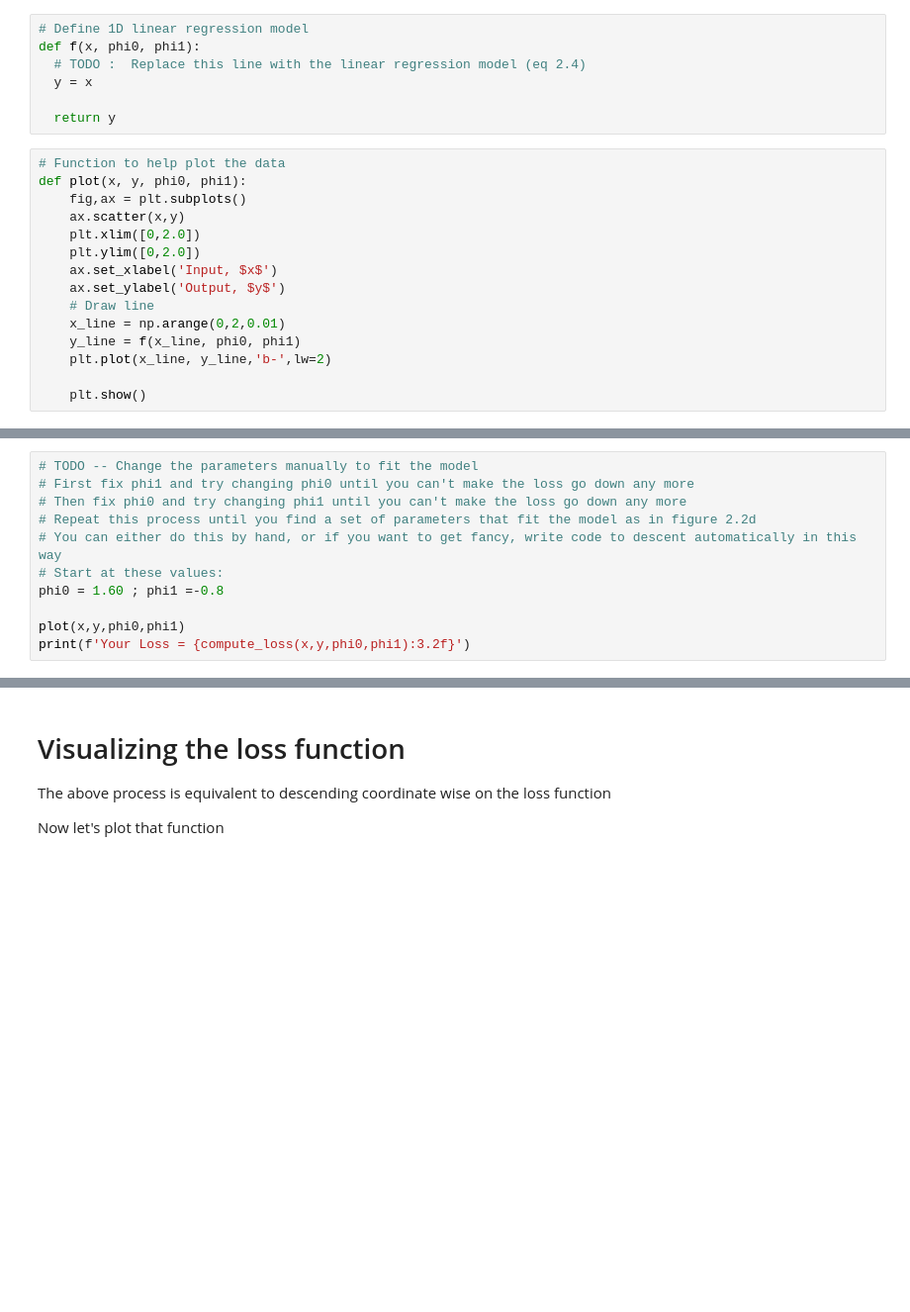
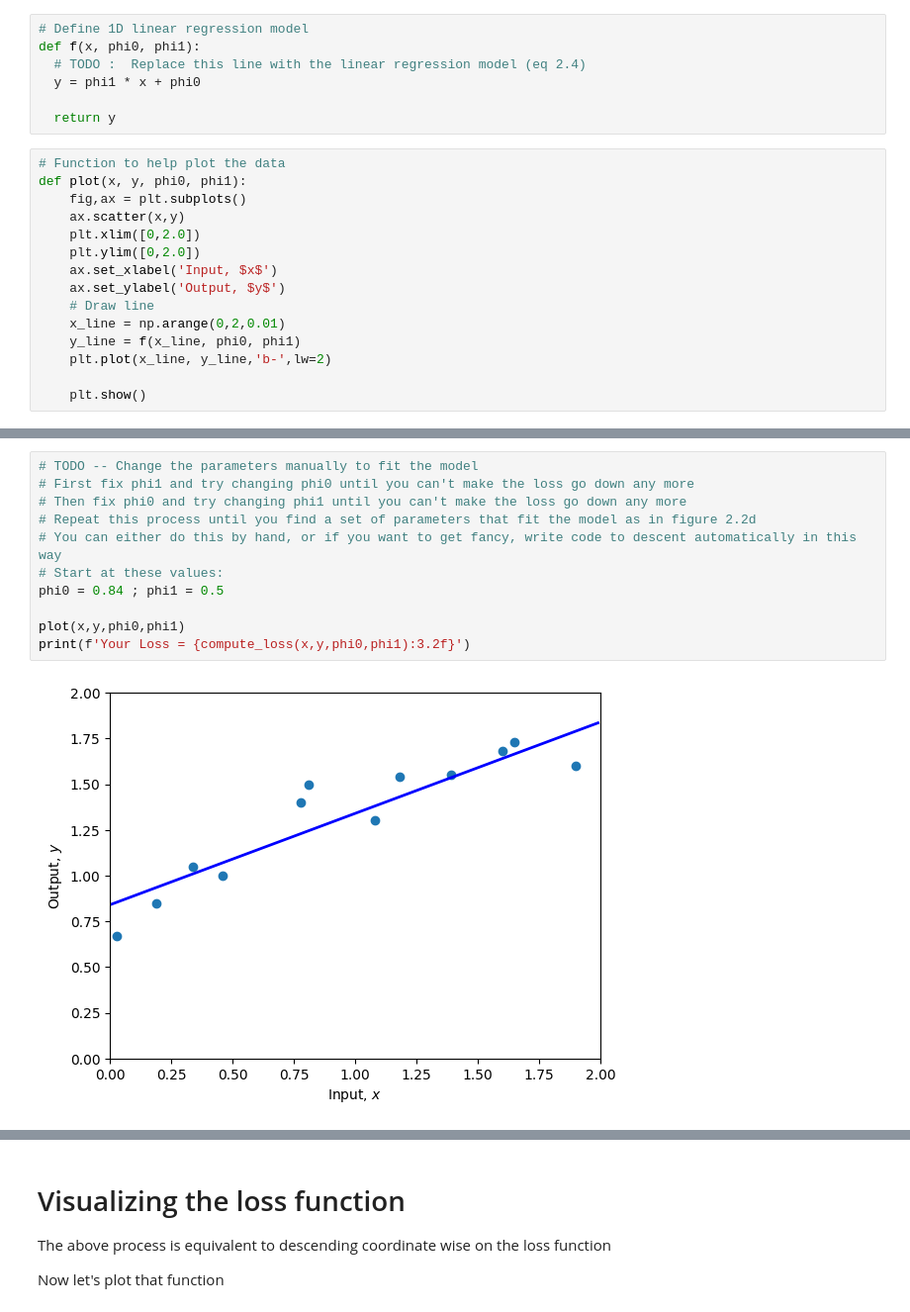
Before and after one commit to CristianEyebrow/CSCI_167, a Jupyter notebook: Chap_2_1.ipynb, the cells around one changed output, grey strips where cells are left out. Shown at 99% size. Cells and saved outputs as stored; diff of their text form; blank space fills up the shorter version.

```diff
--- a/Chap_2_1.ipynb
+++ b/Chap_2_1.ipynb
@@ -24,7 +27,7 @@ print(y)
 # Define 1D linear regression model
 def f(x, phi0, phi1):
   # TODO :  Replace this line with the linear regression model (eq 2.4)
-  y = x
+  y = phi1 * x + phi0
 
   return y
 # %%
@@ -70,11 +79,13 @@ print(f'Your Loss = {loss:3.2f}, Ground truth =10.28')
 # %%
 # TODO -- Change the parameters manually to fit the model
 # First fix phi1 and try changing phi0 until you can't make the loss go down any more
 # Then fix phi0 and try changing phi1 until you can't make the loss go down any more
 # Repeat this process until you find a set of parameters that fit the model as in figure 2.2d
 # You can either do this by hand, or if you want to get fancy, write code to descent automatically in this way
 # Start at these values:
-phi0 = 1.60 ; phi1 =-0.8
+phi0 = 0.84 ; phi1 = 0.5
 
 plot(x,y,phi0,phi1)
 print(f'Your Loss = {compute_loss(x,y,phi0,phi1):3.2f}')
+# %% [output]
+[figure, added]
```
Also changed, not shown: parts of 7 cells of this notebook.
